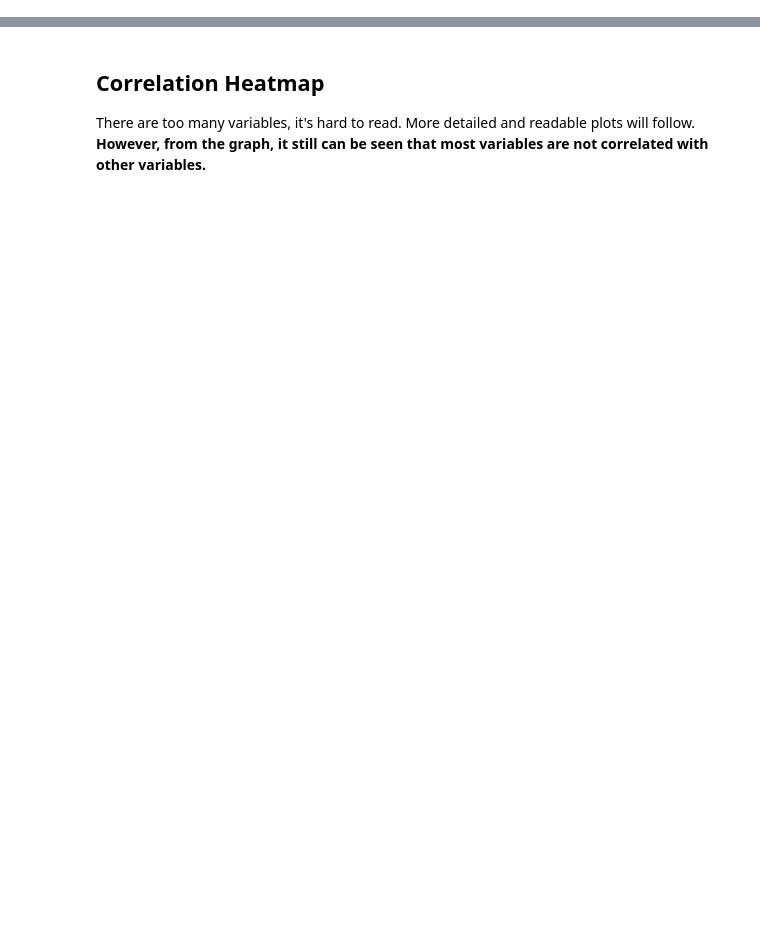
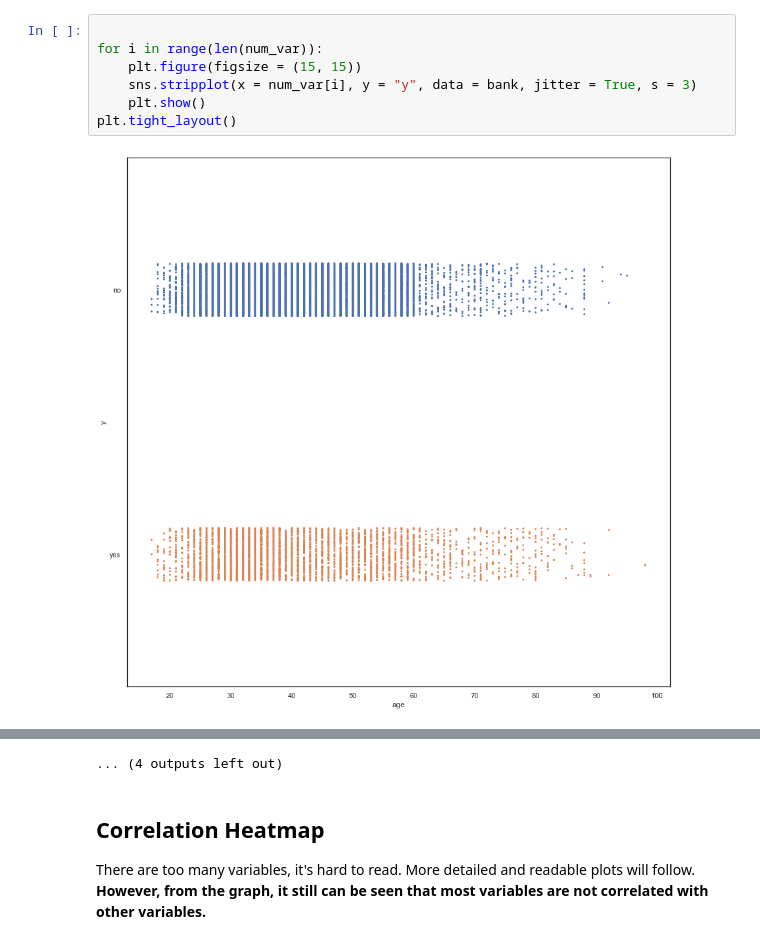
Before and after one commit to JumpyJumpy/Portuguese_Bank_Marketing_Data_Set, a Jupyter notebook: code/eda.ipynb, the cells around one changed output, grey strips where cells are left out. Saved outputs shown, nothing was run; the diff lists cells and outputs as text; blank space fills up the shorter version.

```diff
--- a/code/eda.ipynb
+++ b/code/eda.ipynb
@@ -48,0 +58,9 @@ for i in range(len(num_var)):
+# %%
+
+for i in range(len(num_var)):
+    plt.figure(figsize = (15, 15))
+    sns.stripplot(x = num_var[i], y = "y", data = bank, jitter = True, s = 3)
+    plt.show()
+plt.tight_layout()
+# %% [output]
+[figure, added]
@@ -49,3 +78,4 @@ for i in range(len(num_var)):
+... (4 outputs left out)
 # %% [markdown]
 ## Correlation Heatmap
 There are too many variables, it's hard to read.
```
Also changed, not shown: parts of 12 cells of this notebook, 8 other files.
